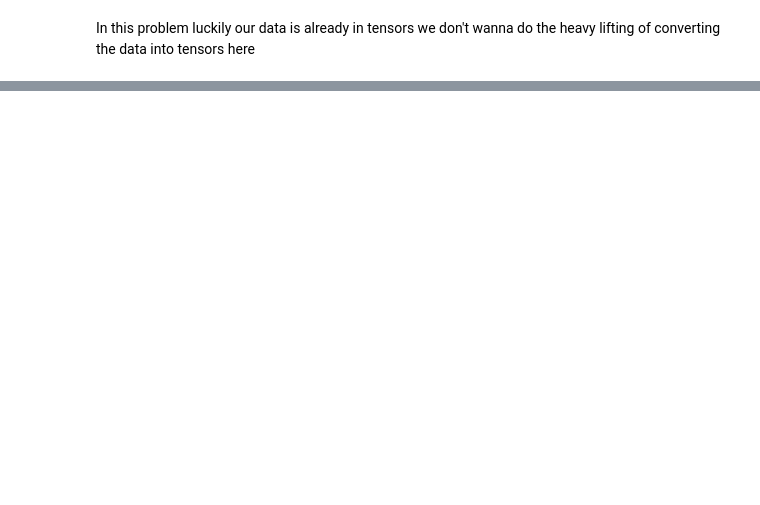
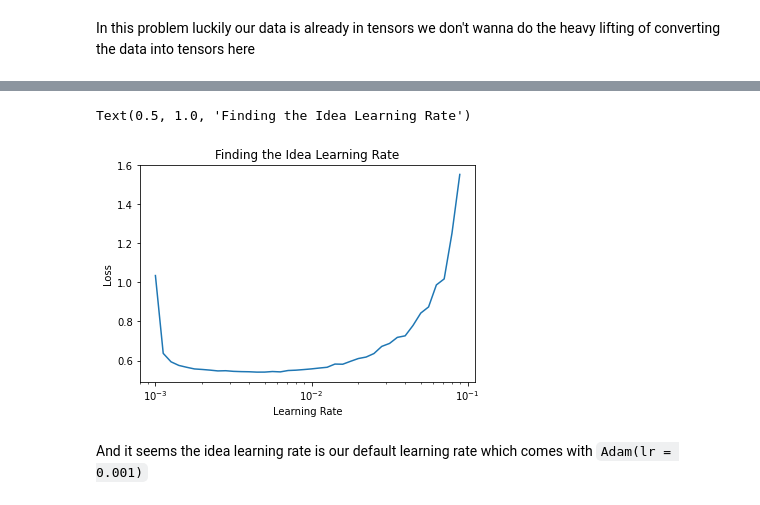
Before and after one commit to ashikshafi08/Learning_Tensorflow, a Jupyter notebook: Notebooks/02_Neural_Network_Classification_TensorFlow.ipynb, the cells around one changed output, grey strips where cells are left out. Cells and saved outputs as stored; diff of their text form; code cells hidden in the pictures; blank space fills up the shorter version.

```diff
--- a/Notebooks/02_Neural_Network_Classification_TensorFlow.ipynb
+++ b/Notebooks/02_Neural_Network_Classification_TensorFlow.ipynb
@@ -1462,0 +1641,7 @@ In this problem luckily our data is already in tensors we don't wanna do the hea
+# %%
+# Normalizing / dividing by 255
+train_data_norm = train_data / 255.0
+test_data_norm = test_data/ 255.0
+
+# Check the max and mind of train data
+train_data.min() , train_data.max()
@@ -1462,0 +1714,26 @@ In this problem luckily our data is already in tensors we don't wanna do the hea
+# %%
+# Set random seed
+tf.random.set_seed(42)
+
+# Create a model
+model_14 = tf.keras.Sequential([
+  tf.keras.layers.Flatten(input_shape = (28 , 28)),
+  tf.keras.layers.Dense(4 , activation='relu') ,
+  tf.keras.layers.Dense(4 , activation='relu'),
+  tf.keras.layers.Dense(10 , activation='softmax')
+])
+
+# Compile the model
+model_14.compile(loss = tf.keras.losses.SparseCategoricalCrossentropy() ,
+                 optimizer = tf.keras.optimizers.Adam() ,
+                 metrics = ['accuracy'])
+
+# Create the learning rate callback
+lr_scheduler = tf.keras.callbacks.LearningRateScheduler(lambda epoch: 1e-3 * 10**(epoch/20)) # Start with 1e-3 and slowly increase the learning rate by 10**()
+
+# Fit the model
+find_lr_history = model_14.fit(train_data_norm ,
+                               train_labels ,
+                               epochs = 40 ,
+                               validation_data = (test_data_norm , test_labels) ,
+                               callbacks = [lr_scheduler])
@@ -1462,0 +1781,15 @@ In this problem luckily our data is already in tensors we don't wanna do the hea
+# %%
+# Now , its time to plot the learning rate curve
+import numpy as np
+import matplotlib.pyplot as plt
+
+lrs = 1e-3 * 10**(tf.range(40) / 20)
+plt.semilogx(lrs , find_lr_history.history['loss'])
+plt.xlabel('Learning Rate')
+plt.ylabel('Loss')
+plt.title('Finding the Idea Learning Rate')
+# %% [output]
+Text(0.5, 1.0, 'Finding the Idea Learning Rate')
+[figure, added]
+# %% [markdown]
+And it seems the idea learning rate is our default learning rate which comes with `Adam(lr = 0.001)`
```
Also changed, not shown: parts of 53 cells of this notebook.
